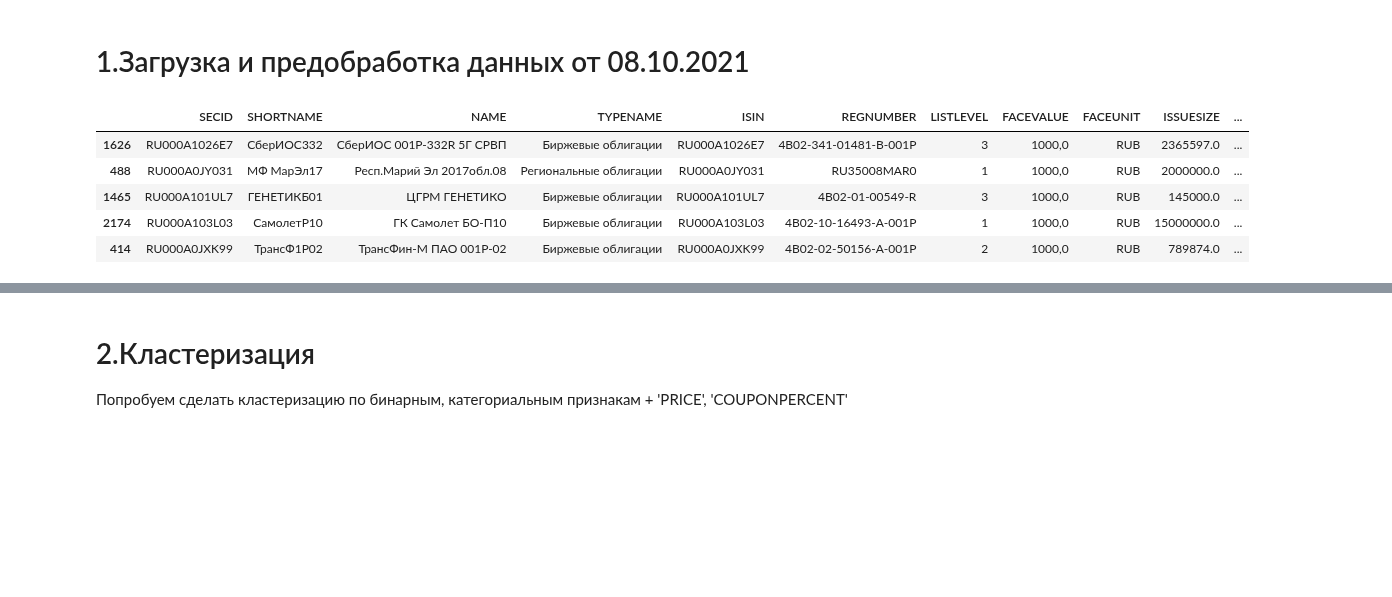
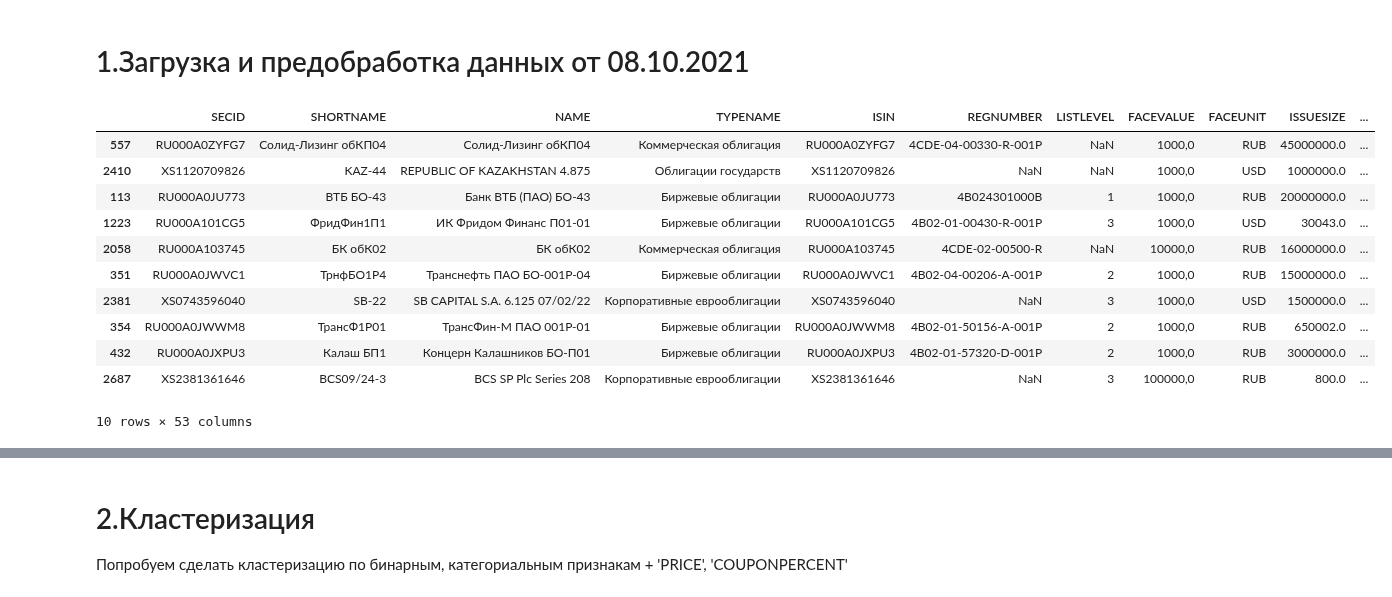
Before and after one commit to buxkirill/reboot_DA, a Jupyter notebook: final_project/final_project.ipynb, the cells around one changed output, grey strips where cells are left out. Cells and saved outputs as stored; diff of their text form; code cells hidden in the pictures; blank space fills up the shorter version.

```diff
--- a/final_project/final_project.ipynb
+++ b/final_project/final_project.ipynb
@@ -188,14 +198,20 @@ INVEST_PERIOD = 365
 TAX_RATE = 0.13
 # %%
 df = pd.read_csv('rates.csv', sep=';', header=1, encoding='cp1251', dtype={'INN': 'string', 'LISTLEVEL': 'object'})
-df.sample(5)
+df.sample(10)
 # %% [output]
 |  | SECID | SHORTNAME | NAME | TYPENAME | ISIN | REGNUMBER | LISTLEVEL | FACEVALUE | FACEUNIT | ISSUESIZE | ... |
-| 1626 | RU000A1026E7 | СберИОС332 | СберИОС 001Р-332R 5Г СРВП | Биржевые облигации | RU000A1026E7 | 4B02-341-01481-B-001P | 3 | 1000,0 | RUB | 2365597.0 | ... |
-| 488 | RU000A0JY031 | МФ МарЭл17 | Респ.Марий Эл 2017обл.08 | Региональные облигации | RU000A0JY031 | RU35008MAR0 | 1 | 1000,0 | RUB | 2000000.0 | ... |
-| 1465 | RU000A101UL7 | ГЕНЕТИКБ01 | ЦГРМ ГЕНЕТИКО | Биржевые облигации | RU000A101UL7 | 4B02-01-00549-R | 3 | 1000,0 | RUB | 145000.0 | ... |
-| 2174 | RU000A103L03 | СамолетP10 | ГК Самолет БО-П10 | Биржевые облигации | RU000A103L03 | 4B02-10-16493-A-001P | 1 | 1000,0 | RUB | 15000000.0 | ... |
-| 414 | RU000A0JXK99 | ТрансФ1P02 | ТрансФин-М ПАО 001P-02 | Биржевые облигации | RU000A0JXK99 | 4B02-02-50156-A-001P | 2 | 1000,0 | RUB | 789874.0 | ... |
+| 557 | RU000A0ZYFG7 | Солид-Лизинг обКП04 | Солид-Лизинг обКП04 | Коммерческая облигация | RU000A0ZYFG7 | 4CDE-04-00330-R-001P | NaN | 1000,0 | RUB | 45000000.0 | ... |
+| 2410 | XS1120709826 | KAZ-44 | REPUBLIC OF KAZAKHSTAN 4.875 | Облигации государств | XS1120709826 | NaN | NaN | 1000,0 | USD | 1000000.0 | ... |
+| 113 | RU000A0JU773 | ВТБ БО-43 | Банк ВТБ (ПАО) БО-43 | Биржевые облигации | RU000A0JU773 | 4B024301000B | 1 | 1000,0 | RUB | 20000000.0 | ... |
+| 1223 | RU000A101CG5 | ФридФин1П1 | ИК Фридом Финанс П01-01 | Биржевые облигации | RU000A101CG5 | 4B02-01-00430-R-001P | 3 | 1000,0 | USD | 30043.0 | ... |
+| 2058 | RU000A103745 | БК обК02 | БК обК02 | Коммерческая облигация | RU000A103745 | 4CDE-02-00500-R | NaN | 10000,0 | RUB | 16000000.0 | ... |
+| 351 | RU000A0JWVC1 | ТрнфБО1P4 | Транснефть ПАО БО-001P-04 | Биржевые облигации | RU000A0JWVC1 | 4B02-04-00206-A-001P | 2 | 1000,0 | RUB | 15000000.0 | ... |
+| 2381 | XS0743596040 | SB-22 | SB CAPITAL S.A. 6.125 07/02/22 | Корпоративные еврооблигации | XS0743596040 | NaN | 3 | 1000,0 | USD | 1500000.0 | ... |
+| 354 | RU000A0JWWM8 | ТрансФ1P01 | ТрансФин-М ПАО 001P-01 | Биржевые облигации | RU000A0JWWM8 | 4B02-01-50156-A-001P | 2 | 1000,0 | RUB | 650002.0 | ... |
+| 432 | RU000A0JXPU3 | Калаш БП1 | Концерн Калашников БО-П01 | Биржевые облигации | RU000A0JXPU3 | 4B02-01-57320-D-001P | 2 | 1000,0 | RUB | 3000000.0 | ... |
+| 2687 | XS2381361646 | BCS09/24-3 | BCS SP Plc Series 208 | Корпоративные еврооблигации | XS2381361646 | NaN | 3 | 100000,0 | RUB | 800.0 | ... |
+10 rows × 53 columns
 # %%
 CATEGORICAL_COLS = ['TYPENAME', 'LISTLEVEL', 'FACEUNIT', 'PRIMARY_BOARDID', 'SECSUBTYPE', 'IS_RII']
 
```
Also changed, not shown: parts of 34 cells of this notebook.
